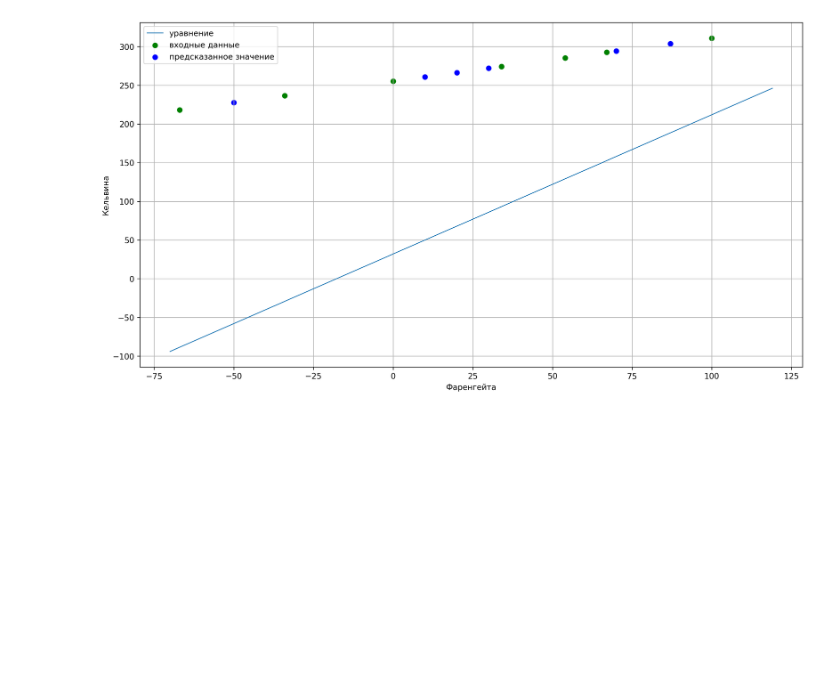
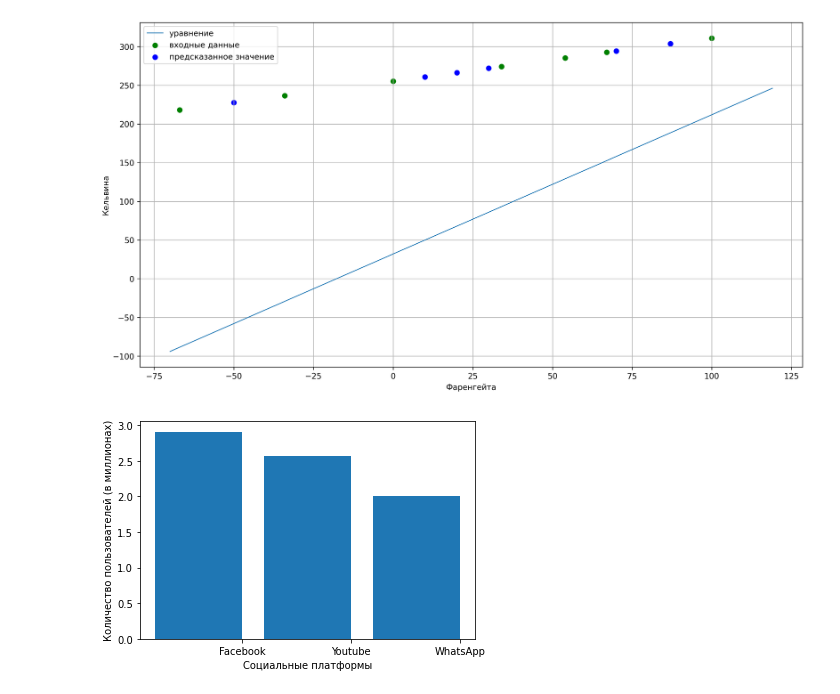
Before and after one commit to RImuT/-.--311, a Jupyter notebook: Лабораторная_работа_№6.ipynb, the cells around one changed output. Drawn from its saved outputs; the diff is of its cells as text; code cells hidden in the pictures; blank space fills up the shorter version.

```diff
--- a/Лабораторная_работа_№6.ipynb
+++ b/Лабораторная_работа_№6.ipynb
@@ -117,3 +117,17 @@ plt.show()
 [figure]
 # %%
 #Задание 2 выполнено
+# %%
+#Задание 3
+import matplotlib.pyplot as plt
+import numpy as np
+
+index = np.arange(3)
+values = [2.910,2.562,2]
+plt.bar(index, values)
+plt.xticks(index+0.4, ['Facebook','Youtube','WhatsApp'])
+plt.xlabel('Социальные платформы')
+plt.ylabel('Количество пользователей (в миллионах)')
+plt.show()
+# %% [output]
+[figure, added]
```
Also changed, not shown: parts of 3 cells of this notebook.
